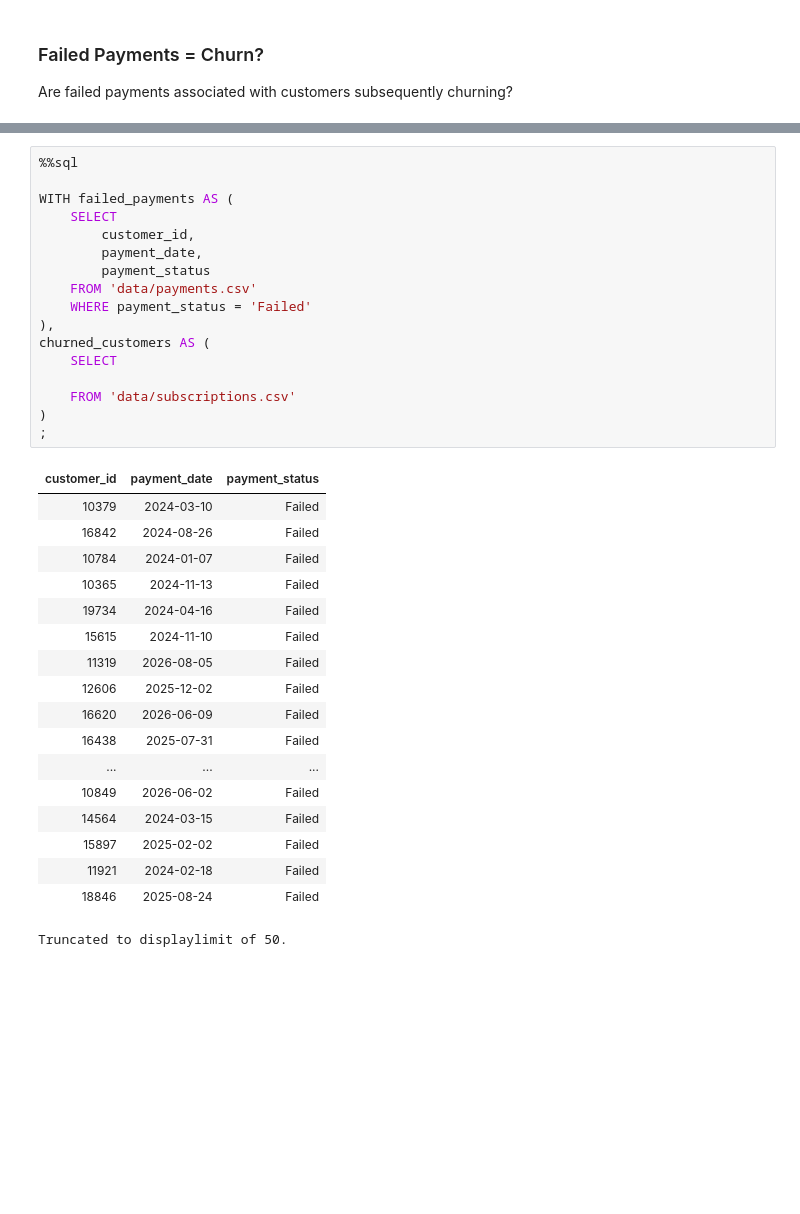
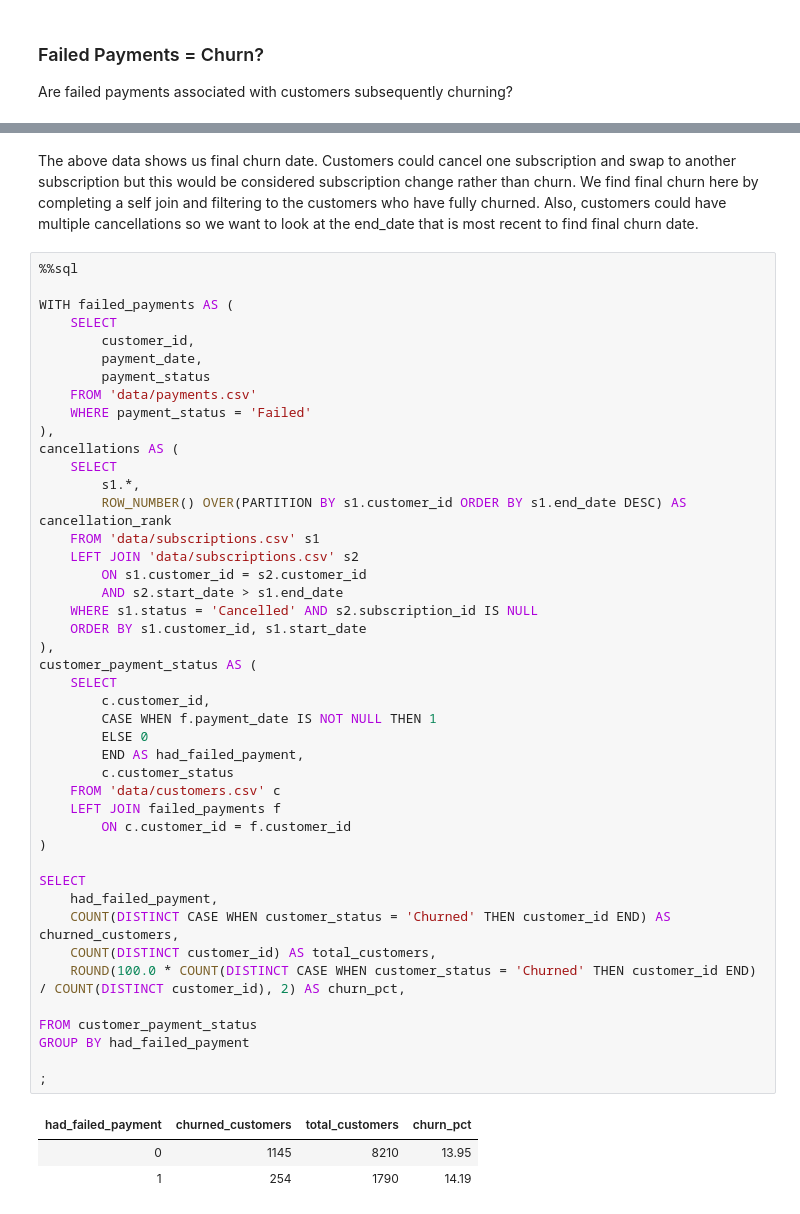
Before and after one commit to nlawee/sql_projects, a Jupyter notebook: Northstar Customer Analytics/analysis.ipynb, the cells around one changed output, grey strips where cells are left out. Saved outputs shown, nothing was run; the diff lists cells and outputs as text; blank space fills up the shorter version.

```diff
--- a/Northstar Customer Analytics/analysis.ipynb
+++ b/Northstar Customer Analytics/analysis.ipynb
@@ -592,36 +626,50 @@ Are failed payments associated with customers subsequently churning?
+# %% [markdown]
+The above data shows us final churn date. Customers could cancel one subscription and swap to another subscription but this would be considered subscription change rather than churn. We find final churn here by completing a self join and filtering to the customers who have fully churned. Also, customers could have multiple cancellations so we want to look at the end_date that is most recent to find final churn date.
 # %%
 %%sql
 
 WITH failed_payments AS (
     SELECT
         customer_id,
         payment_date,
         payment_status
     FROM 'data/payments.csv'
     WHERE payment_status = 'Failed'
 ),
-churned_customers AS (
+cancellations AS (
     SELECT
+        s1.*,
+        ROW_NUMBER() OVER(PARTITION BY s1.customer_id ORDER BY s1.end_date DESC) AS cancellation_rank
+    FROM 'data/subscriptions.csv' s1
+    LEFT JOIN 'data/subscriptions.csv' s2
+        ON s1.customer_id = s2.customer_id
+        AND s2.start_date > s1.end_date
+    WHERE s1.status = 'Cancelled' AND s2.subscription_id IS NULL
+    ORDER BY s1.customer_id, s1.start_date
+),
+customer_payment_status AS (
+    SELECT
+        c.customer_id,
+        CASE WHEN f.payment_date IS NOT NULL THEN 1
+        ELSE 0
+        END AS had_failed_payment,
+        c.customer_status
+    FROM 'data/customers.csv' c
+    LEFT JOIN failed_payments f
+        ON c.customer_id = f.customer_id
+)
 
-    FROM 'data/subscriptions.csv'
-)
+SELECT
+    had_failed_payment,
+    COUNT(DISTINCT CASE WHEN customer_status = 'Churned' THEN customer_id END) AS churned_customers,
+    COUNT(DISTINCT customer_id) AS total_customers,
+    ROUND(100.0 * COUNT(DISTINCT CASE WHEN customer_status = 'Churned' THEN customer_id END) / COUNT(DISTINCT customer_id), 2) AS churn_pct,
+
+FROM customer_payment_status
+GROUP BY had_failed_payment
+
 ;
 # %% [output]
-| customer_id | payment_date | payment_status |
-| 10379 | 2024-03-10 | Failed |
-| 16842 | 2024-08-26 | Failed |
-| 10784 | 2024-01-07 | Failed |
-| 10365 | 2024-11-13 | Failed |
-| 19734 | 2024-04-16 | Failed |
-| 15615 | 2024-11-10 | Failed |
-| 11319 | 2026-08-05 | Failed |
-| 12606 | 2025-12-02 | Failed |
-| 16620 | 2026-06-09 | Failed |
-| 16438 | 2025-07-31 | Failed |
-| ... | ... | ... |
-| 10849 | 2026-06-02 | Failed |
-| 14564 | 2024-03-15 | Failed |
-| 15897 | 2025-02-02 | Failed |
-| 11921 | 2024-02-18 | Failed |
-| 18846 | 2025-08-24 | Failed |
+| had_failed_payment | churned_customers | total_customers | churn_pct |
+| 0 | 1145 | 8210 | 13.95 |
+| 1 | 254 | 1790 | 14.19 |
-Truncated to displaylimit of 50.
```
Also changed, not shown: parts of 3 cells of this notebook.
